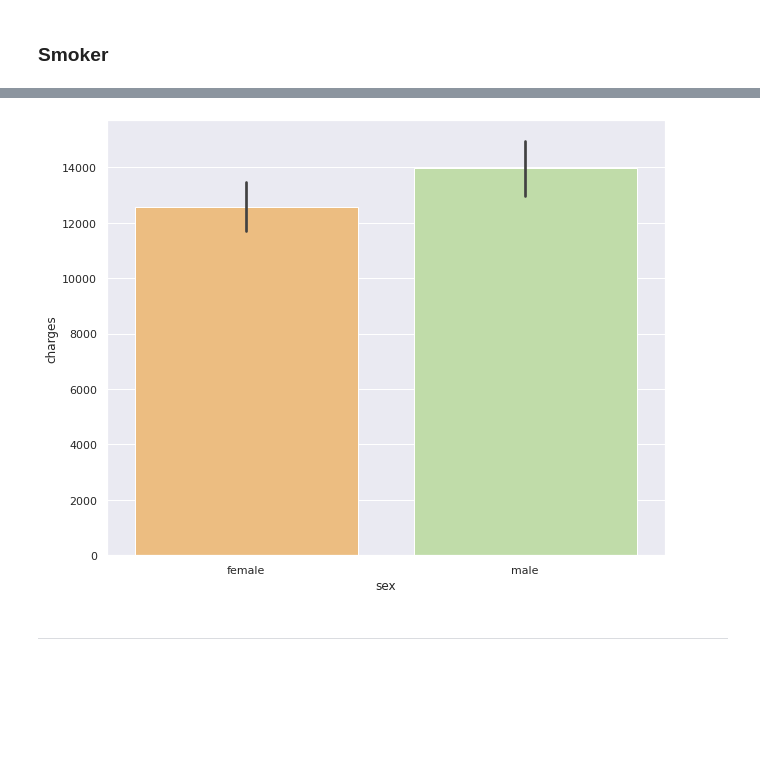
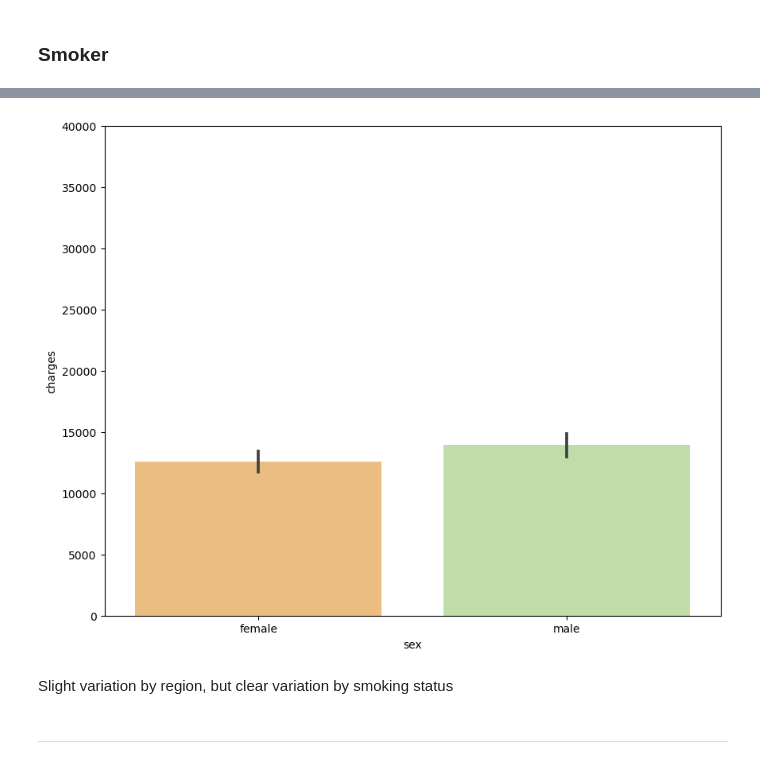
Before and after one commit to AnaGonBu/Proyecto_google, a Jupyter notebook: 01-RL-ML-Intro.ipynb, the cells around one changed output, grey strips where cells are left out. Cells and saved outputs as stored; diff of their text form; code cells hidden in the pictures; blank space fills up the shorter version.

```diff
--- a/01-RL-ML-Intro.ipynb
+++ b/01-RL-ML-Intro.ipynb
@@ -322,8 +374,10 @@ sns.barplot(x='sex', y='charges',hue='smoker' ,data=df, palette='Spectral');
 # %%
-sns.barplot(x='sex', y='charges', data=df, palette='Spectral');
-#vemos la distribución de cargos por sexo
+sns.barplot(x='sex', y='charges' ,data=df, palette='Spectral')
+plt.ylim(0,40000);
 # %% [output]
-[figure, old version]
+[figure, new version]
+# %% [markdown]
+Slight variation by region, but clear variation by smoking status
 # %% [markdown]
 ---
 # %% [markdown]
```
Also changed, not shown: parts of 64 cells of this notebook.
